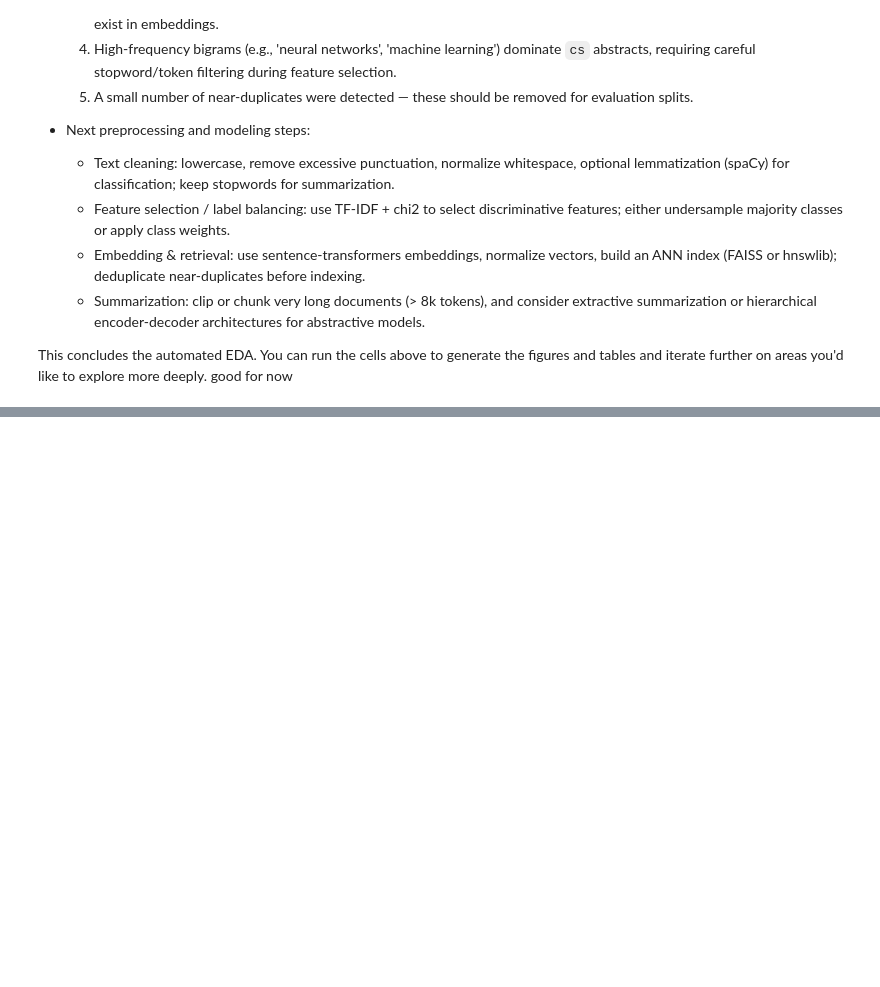
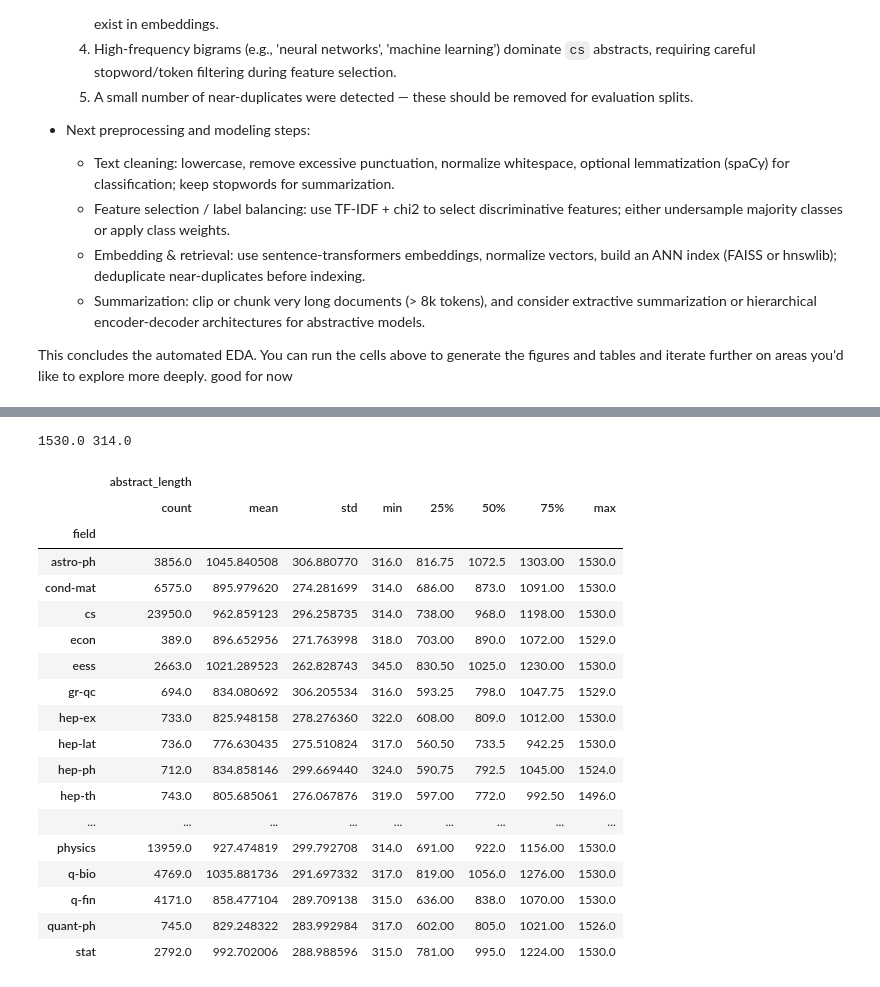
Before and after one commit to buatanalan/Tubes-NLP-PaperMatch, a Jupyter notebook: EDA_Arxiv_Classifier.ipynb, the cells around one changed output, grey strips where cells are left out. Cells and saved outputs as stored; diff of their text form; code cells hidden in the pictures; blank space fills up the shorter version.

```diff
--- a/EDA_Arxiv_Classifier.ipynb
+++ b/EDA_Arxiv_Classifier.ipynb
@@ -807,0 +883,31 @@ good for now
+# %%
+q1 = train_df['abstract_length'].quantile(0.25)
+q3 = train_df['abstract_length'].quantile(0.75)
+IQR = 0.5 * (q3-q1)
+top = q3 + IQR
+bot = q1-IQR
+
+print(top, bot)
+in_quartile_df = train_df[(train_df['abstract_length'] >= bot) & (train_df['abstract_length'] <= top)]
+in_quartile_df[['field','abstract_length']].groupby('field').describe()
+# %% [output]
+1530.0 314.0
+|  | abstract_length |  |  |  |  |  |  |  |
+|  | count | mean | std | min | 25% | 50% | 75% | max |
+| field |  |  |  |  |  |  |  |  |
+| astro-ph | 3856.0 | 1045.840508 | 306.880770 | 316.0 | 816.75 | 1072.5 | 1303.00 | 1530.0 |
+| cond-mat | 6575.0 | 895.979620 | 274.281699 | 314.0 | 686.00 | 873.0 | 1091.00 | 1530.0 |
+| cs | 23950.0 | 962.859123 | 296.258735 | 314.0 | 738.00 | 968.0 | 1198.00 | 1530.0 |
+| econ | 389.0 | 896.652956 | 271.763998 | 318.0 | 703.00 | 890.0 | 1072.00 | 1529.0 |
+| eess | 2663.0 | 1021.289523 | 262.828743 | 345.0 | 830.50 | 1025.0 | 1230.00 | 1530.0 |
+| gr-qc | 694.0 | 834.080692 | 306.205534 | 316.0 | 593.25 | 798.0 | 1047.75 | 1529.0 |
+| hep-ex | 733.0 | 825.948158 | 278.276360 | 322.0 | 608.00 | 809.0 | 1012.00 | 1530.0 |
+| hep-lat | 736.0 | 776.630435 | 275.510824 | 317.0 | 560.50 | 733.5 | 942.25 | 1530.0 |
+| hep-ph | 712.0 | 834.858146 | 299.669440 | 324.0 | 590.75 | 792.5 | 1045.00 | 1524.0 |
+| hep-th | 743.0 | 805.685061 | 276.067876 | 319.0 | 597.00 | 772.0 | 992.50 | 1496.0 |
+| ... | ... | ... | ... | ... | ... | ... | ... | ... |
+| physics | 13959.0 | 927.474819 | 299.792708 | 314.0 | 691.00 | 922.0 | 1156.00 | 1530.0 |
+| q-bio | 4769.0 | 1035.881736 | 291.697332 | 317.0 | 819.00 | 1056.0 | 1276.00 | 1530.0 |
+| q-fin | 4171.0 | 858.477104 | 289.709138 | 315.0 | 636.00 | 838.0 | 1070.00 | 1530.0 |
+| quant-ph | 745.0 | 829.248322 | 283.992984 | 317.0 | 602.00 | 805.0 | 1021.00 | 1526.0 |
+| stat | 2792.0 | 992.702006 | 288.988596 | 315.0 | 781.00 | 995.0 | 1224.00 | 1530.0 |
```
Also changed, not shown: parts of 14 cells of this notebook, 2 other files.
